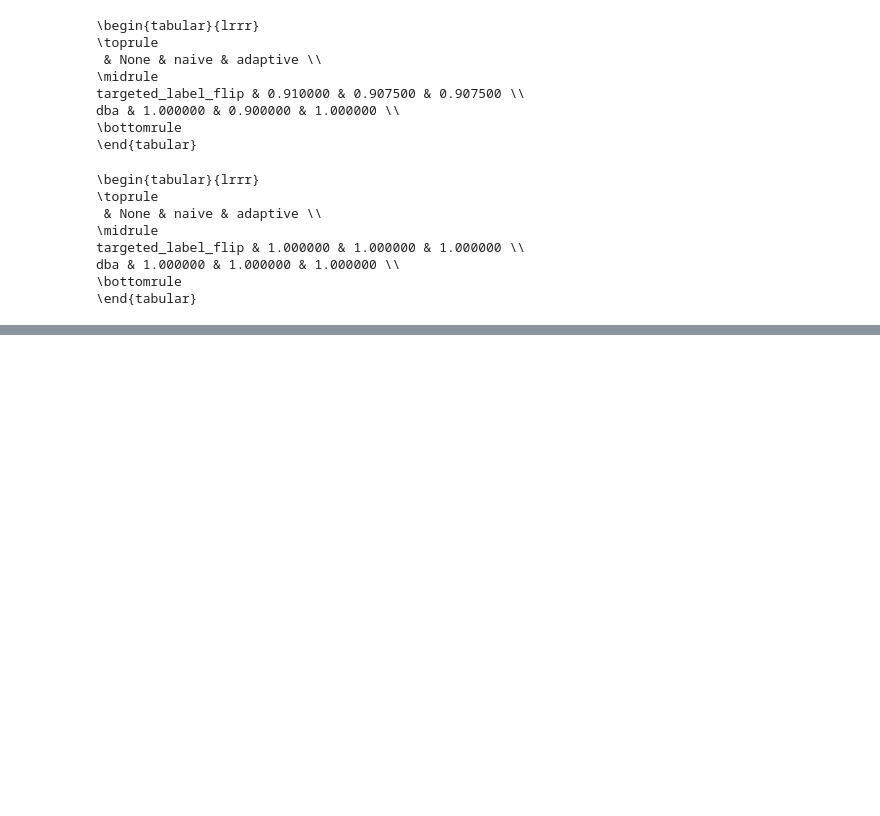
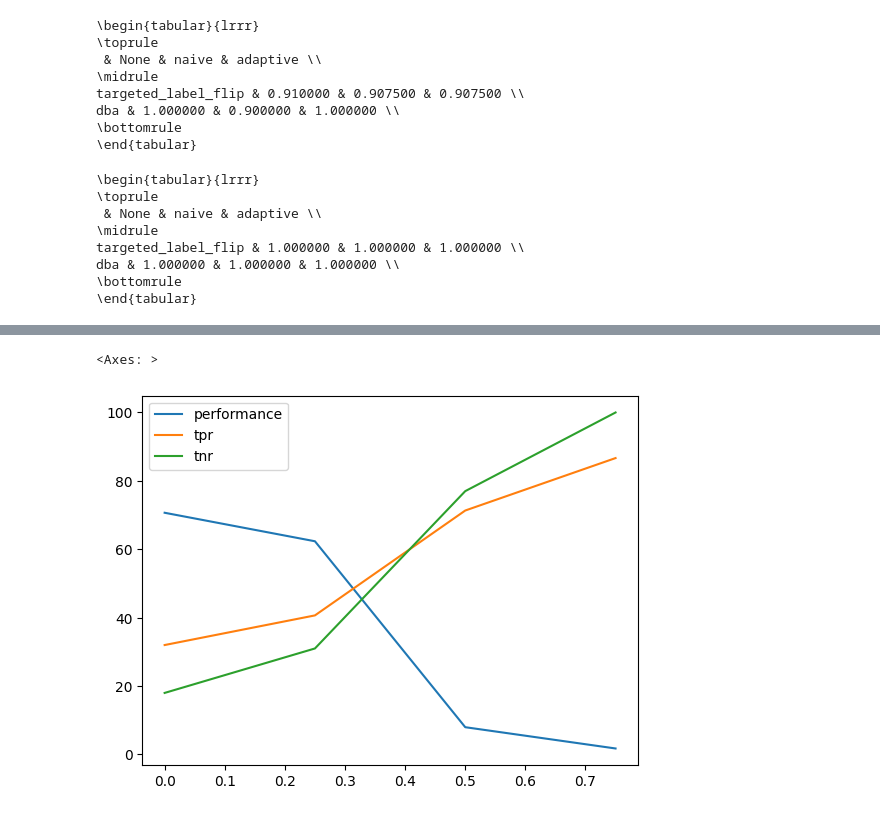
Before and after one commit to ehsanul9511/FLShield, a Jupyter notebook: plot_utils.ipynb, the cells around one changed output, grey strips where cells are left out. Saved outputs shown, nothing was run; the diff lists cells and outputs as text; code cells hidden in the pictures; blank space fills up the shorter version.

```diff
--- a/plot_utils.ipynb
+++ b/plot_utils.ipynb
@@ -114,0 +126,5 @@ dba & 1.000000 & 1.000000 & 1.000000 \\
+# %%
+plot_df(final_perf_tpr_tnr, 'dba').plot()
+# %% [output]
+<Axes: >
+[figure, added]
```
Also changed, not shown: parts of 4 cells of this notebook, 1 other file.
